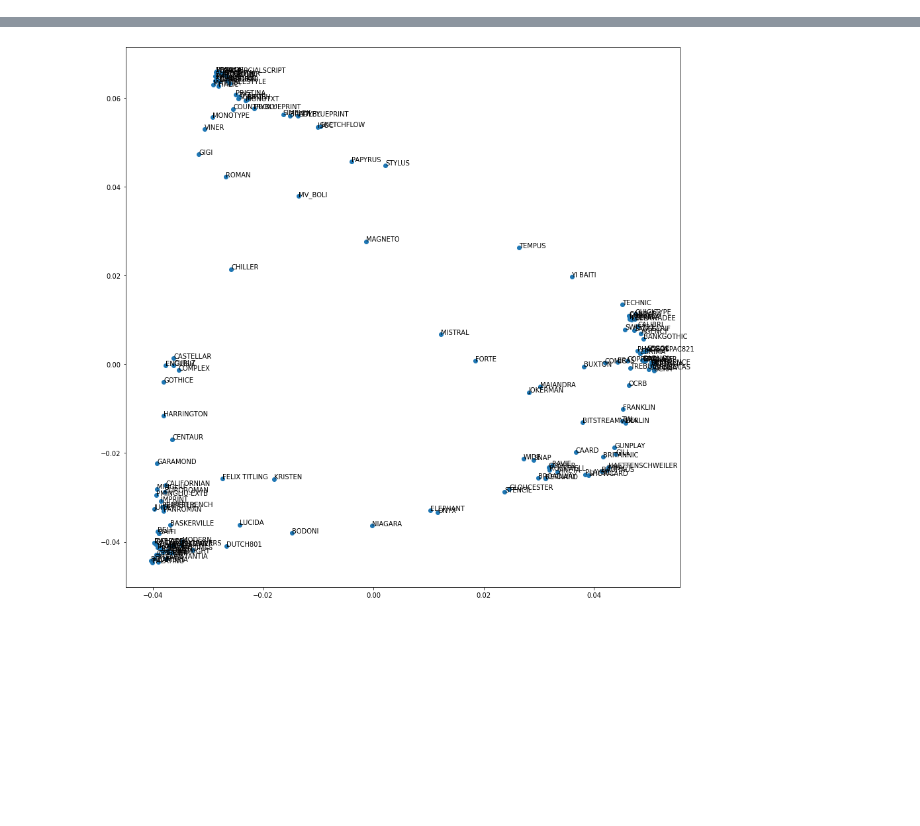
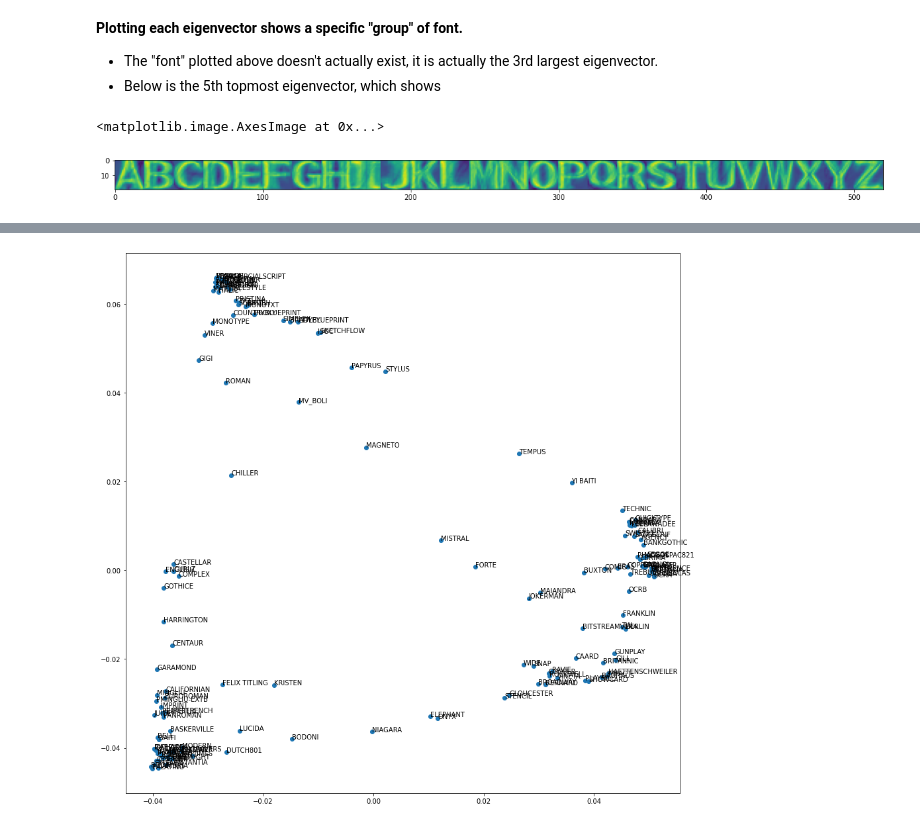
Before and after one commit to benduong2001/dsproject_font_decorator, a Jupyter notebook: font-type-image-classification.ipynb, the cells around one changed output, grey strips where cells are left out. Saved outputs shown, nothing was run; the diff lists cells and outputs as text; code cells hidden in the pictures; blank space fills up the shorter version.

```diff
--- a/font-type-image-classification.ipynb
+++ b/font-type-image-classification.ipynb
@@ -139,0 +156,21 @@ plt.imshow(np.hstack(font_visualizations[given_font_index]))
+# %%
+eigvals, eigvecs = np.linalg.eigh(C)
+# %%
+N_EIGENVALUES = 10
+top_n_eigfonts_eigvecs = eigvecs[:, -N_EIGENVALUES:]
+# %%
+#top_n_eigfonts_eigvecs
+PATH_FOLDER = ""
+#PATH_FOLDER = "/content/drive/MyDrive/dsprojects/dsproject_imagery/dsprojects_fonts/"
+# "/content/drive/MyDrive/dsprojects/dsproject_imagery/dsprojects_fonts/"
+top_n_eigfonts_eigvecs_stored_file_path = PATH_FOLDER + "/top_n_eigfonts_eigvecs.npy"
+with open(top_n_eigfonts_eigvecs_stored_file_path, 'wb') as f:
+    np.save(f, top_n_eigfonts_eigvecs)
+    f.close()
+# %%
+top_n_eigfonts_eigvecs_stored_file_path = PATH_FOLDER + "/top_n_eigfonts_eigvecs.npy"
+
+with open(top_n_eigfonts_eigvecs_stored_file_path, 'rb') as f:
+    eigvecs = np.load(f)
+    f.close()
+# assert (a==top_n_eigfonts_eigvecs).all()
@@ -139,0 +186,15 @@ plt.imshow(np.hstack(font_visualizations[given_font_index]))
+# %% [markdown]
+**Plotting each eigenvector shows a specific "group" of font.**
+* The "font" plotted above doesn't actually exist, it is actually the 3rd largest eigenvector.
+* Below is the 5th topmost eigenvector, which shows
+# %%
+u = eigvecs[:, -1]
+fig_temp, ax_temp = plt.subplots(figsize=(20,20))
+#temp_letter= eig_fonts_x[0].reshape(26,20,20)[0]
+temp_font_unraveled = u #eig_fonts_x[0]
+temp_font = np.hstack(temp_font_unraveled.reshape(26,20,20))#.shape
+plt.imshow(temp_font)
+#np.hstack(eig_fonts_x[0].reshape(26,20,20)).shape
+# %% [output]
+<matplotlib.image.AxesImage at 0x...>
+[figure, added]
```
Also changed, not shown: parts of 27 cells of this notebook.
